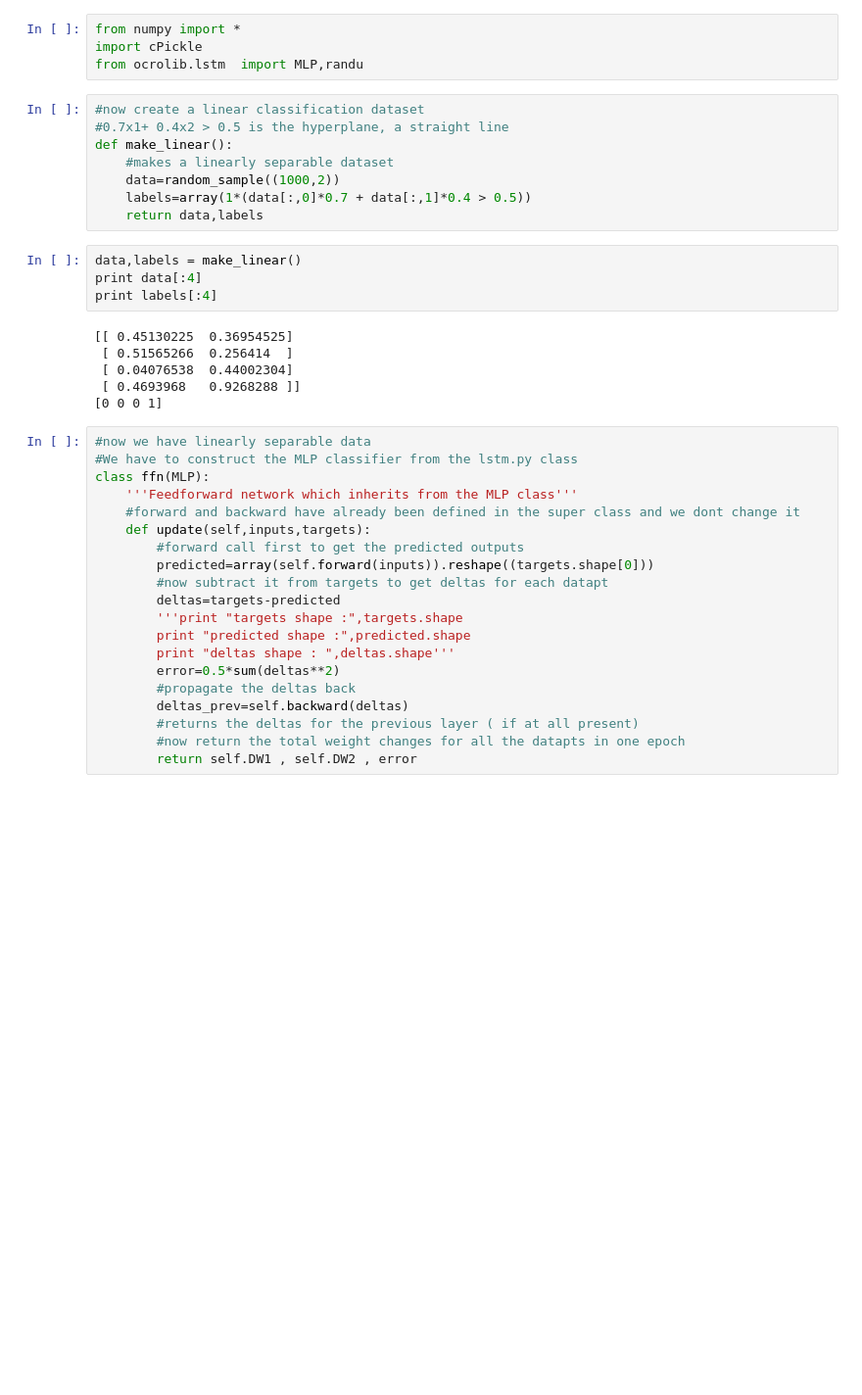
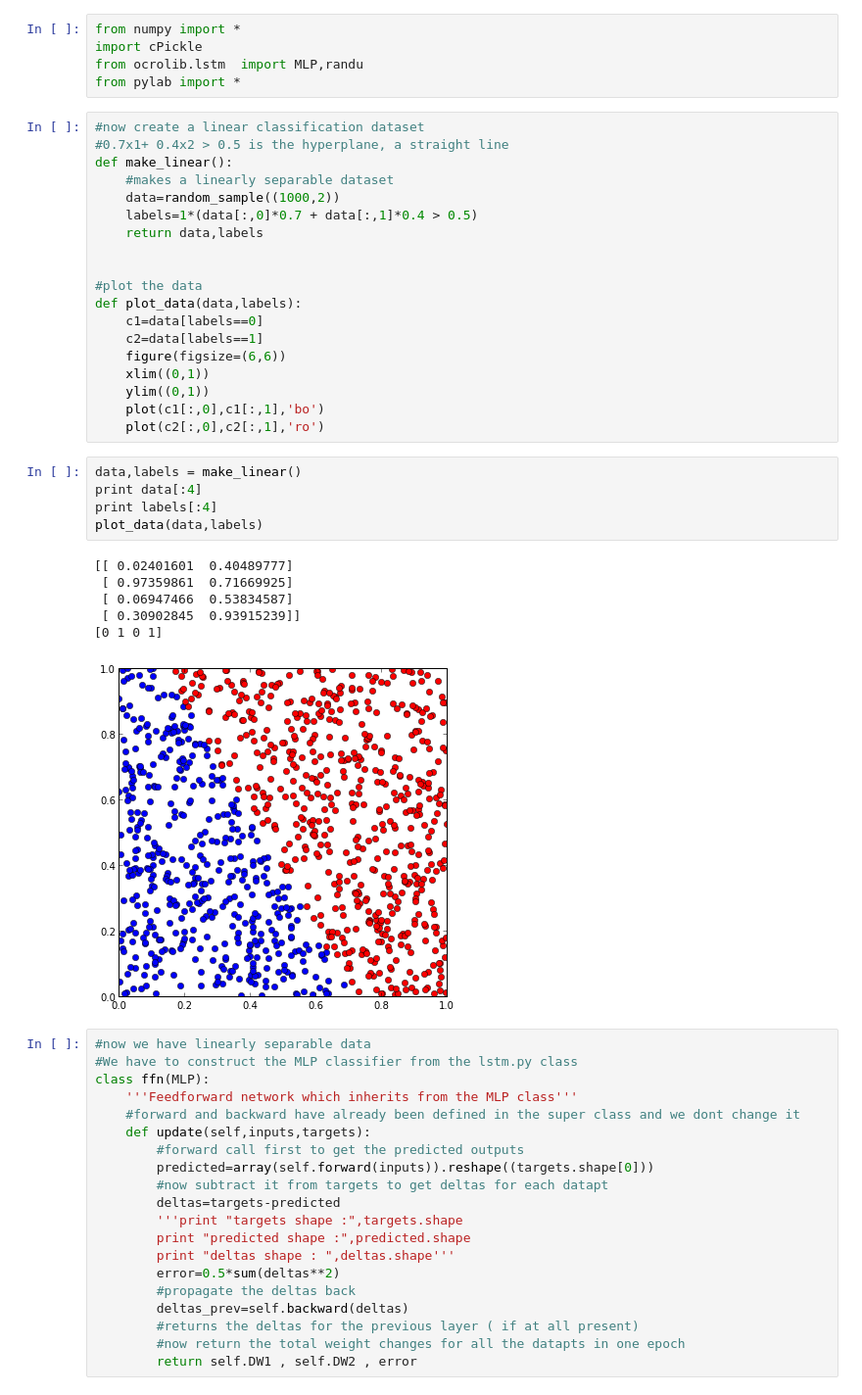
Before and after one commit to sauravbiswasiupr/RNN_pybrain, a Jupyter notebook: MLP_with_lstm_py.ipynb, the cells around one changed output. Shown at 98% size. Drawn from its saved outputs; the diff is of its cells as text; blank space fills up the shorter version.

```diff
--- a/MLP_with_lstm_py.ipynb
+++ b/MLP_with_lstm_py.ipynb
@@ -2,24 +2,38 @@
 from numpy import *
 import cPickle
 from ocrolib.lstm  import MLP,randu
+from pylab import *
 # %%
 #now create a linear classification dataset
 #0.7x1+ 0.4x2 > 0.5 is the hyperplane, a straight line
 def make_linear():
     #makes a linearly separable dataset
     data=random_sample((1000,2))
-    labels=array(1*(data[:,0]*0.7 + data[:,1]*0.4 > 0.5))
+    labels=1*(data[:,0]*0.7 + data[:,1]*0.4 > 0.5)
     return data,labels
+
+
+#plot the data
+def plot_data(data,labels):
+    c1=data[labels==0]
+    c2=data[labels==1]
+    figure(figsize=(6,6))
+    xlim((0,1))
+    ylim((0,1))
+    plot(c1[:,0],c1[:,1],'bo')
+    plot(c2[:,0],c2[:,1],'ro')
 # %%
 data,labels = make_linear()
 print data[:4]
 print labels[:4]
+plot_data(data,labels)
 # %% [output]
-[[ 0.45130225  0.36954525]
- [ 0.51565266  0.256414  ]
- [ 0.04076538  0.44002304]
- [ 0.4693968   0.9268288 ]]
-[0 0 0 1]
+[[ 0.02401601  0.40489777]
+ [ 0.97359861  0.71669925]
+ [ 0.06947466  0.53834587]
+ [ 0.30902845  0.93915239]]
+[0 1 0 1]
+[figure, added]
 # %%
 #now we have linearly separable data
 #We have to construct the MLP classifier from the lstm.py class
```
Also changed, not shown: parts of 1 cell of this notebook.
